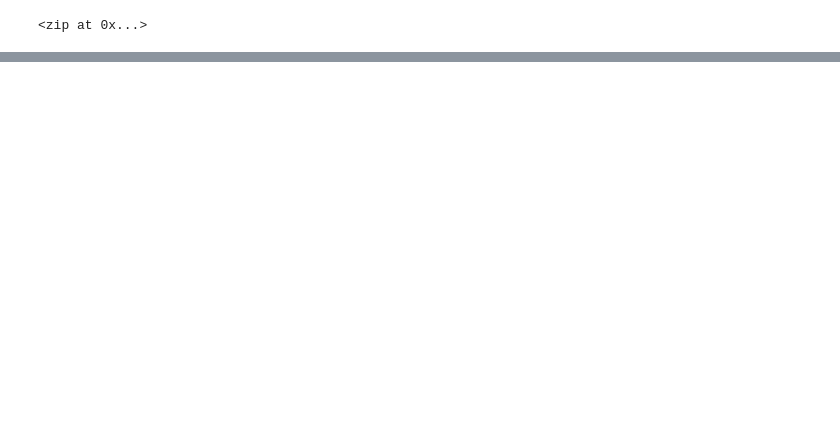
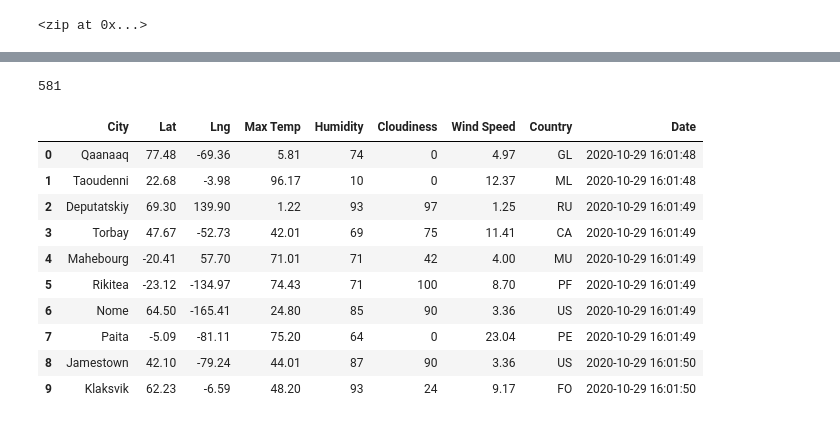
Before and after one commit to davidfashbinder/World_Weather_Analysis, a Jupyter notebook: WeatherPy.ipynb, the cells around one changed output, grey strips where cells are left out. Saved outputs shown, nothing was run; the diff lists cells and outputs as text; code cells hidden in the pictures; blank space fills up the shorter version.

```diff
--- a/WeatherPy.ipynb
+++ b/WeatherPy.ipynb
@@ -20,7 +20,7 @@ from citipy import citipy
 #Create a list for holding the cities.
 cities = []
 #Identify the nearest city for each latitude and longitude combination.
-for coodinate in coordinates:
+for coordinate in coordinates:
     city = citipy.nearest_city(coordinate[0], coordinate[1]).city_name
 
     #If the city is unique, then we will add it to the cities list.
@@ -32,0 +33,7 @@ NameError: name 'coordinate' is not defined
+# %%
+#Import the requests library and api key
+import requests
+from config import weather_api_key
+from datetime import datetime
+url = "http://api.openweathermap.org/data/2.5/weather?units=Imperial&APPID=" + weather_api_key
+print(url)
@@ -32,0 +120,20 @@ NameError: name 'coordinate' is not defined
+# %%
+len(city_data)
+# %% [output]
+581
+# %%
+#Convert the array of dictionaries to a Pandas DF
+city_data_df = pd.DataFrame(city_data)
+city_data_df.head(10)
+# %% [output]
+|  | City | Lat | Lng | Max Temp | Humidity | Cloudiness | Wind Speed | Country | Date |
+| 0 | Qaanaaq | 77.48 | -69.36 | 5.81 | 74 | 0 | 4.97 | GL | 2020-10-29 16:01:48 |
+| 1 | Taoudenni | 22.68 | -3.98 | 96.17 | 10 | 0 | 12.37 | ML | 2020-10-29 16:01:48 |
+| 2 | Deputatskiy | 69.30 | 139.90 | 1.22 | 93 | 97 | 1.25 | RU | 2020-10-29 16:01:49 |
+| 3 | Torbay | 47.67 | -52.73 | 42.01 | 69 | 75 | 11.41 | CA | 2020-10-29 16:01:49 |
+| 4 | Mahebourg | -20.41 | 57.70 | 71.01 | 71 | 42 | 4.00 | MU | 2020-10-29 16:01:49 |
+| 5 | Rikitea | -23.12 | -134.97 | 74.43 | 71 | 100 | 8.70 | PF | 2020-10-29 16:01:49 |
+| 6 | Nome | 64.50 | -165.41 | 24.80 | 85 | 90 | 3.36 | US | 2020-10-29 16:01:49 |
+| 7 | Paita | -5.09 | -81.11 | 75.20 | 64 | 0 | 23.04 | PE | 2020-10-29 16:01:49 |
+| 8 | Jamestown | 42.10 | -79.24 | 44.01 | 87 | 90 | 3.36 | US | 2020-10-29 16:01:50 |
+| 9 | Klaksvik | 62.23 | -6.59 | 48.20 | 93 | 24 | 9.17 | FO | 2020-10-29 16:01:50 |
```
Also changed, not shown: parts of 5 cells of this notebook, 4 other files.
